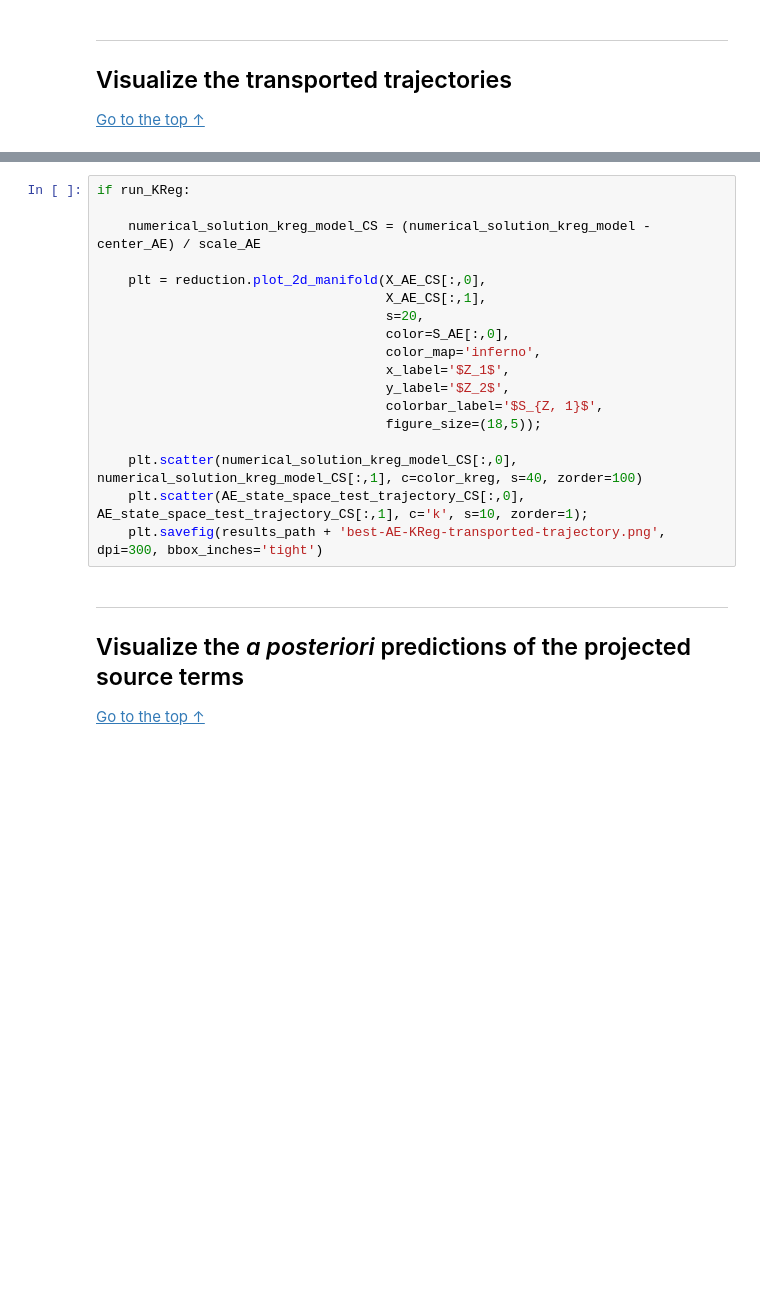
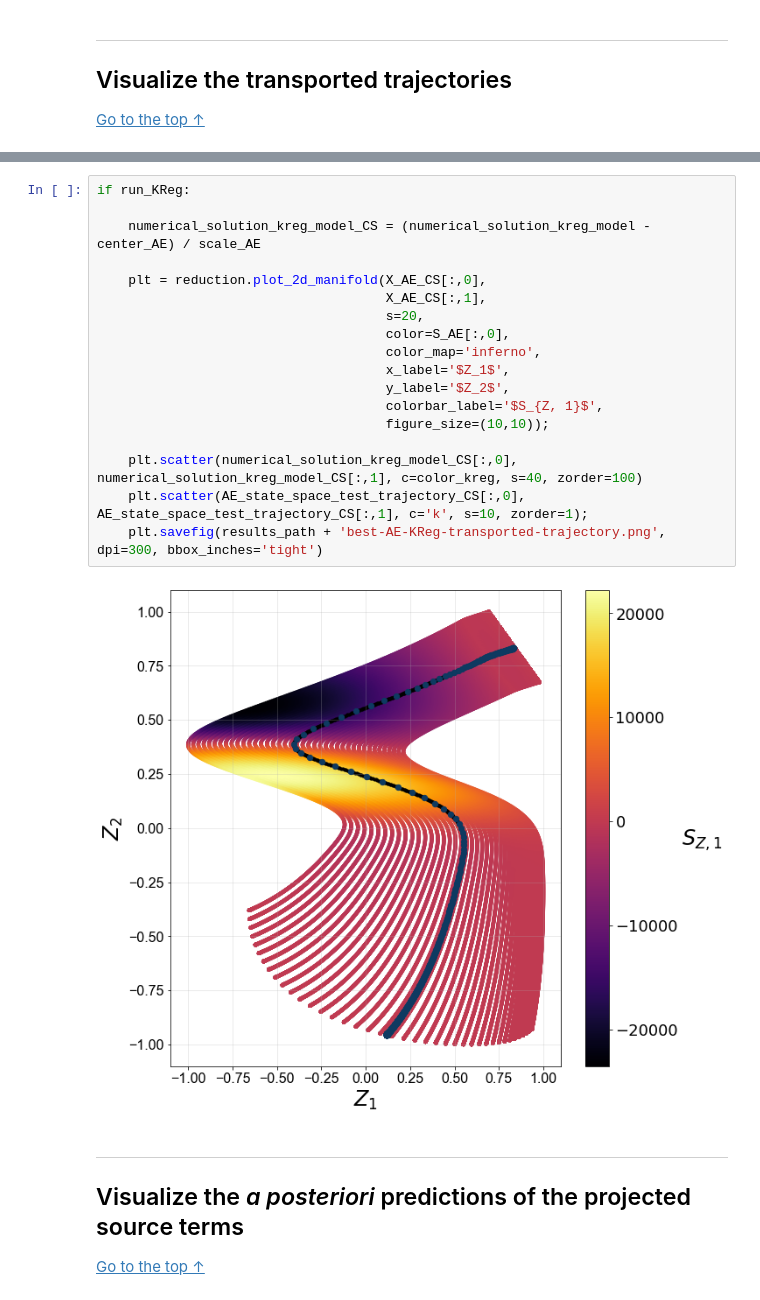
Before and after one commit to kamilazdybal/ROM-zero-dimensional-reactor, a Jupyter notebook: code/AE-transport-results.ipynb, the cells around one changed output, grey strips where cells are left out. Drawn from its saved outputs; the diff is of its cells as text; blank space fills up the shorter version.

```diff
--- a/code/AE-transport-results.ipynb
+++ b/code/AE-transport-results.ipynb
@@ -314,21 +340,23 @@ if run_ANN:
 # %%
 if run_KReg:
 
     numerical_solution_kreg_model_CS = (numerical_solution_kreg_model - center_AE) / scale_AE
 
     plt = reduction.plot_2d_manifold(X_AE_CS[:,0],
                                      X_AE_CS[:,1],
                                      s=20,
                                      color=S_AE[:,0],
                                      color_map='inferno',
                                      x_label='$Z_1$',
                                      y_label='$Z_2$',
                                      colorbar_label='$S_{Z, 1}$',
-                                     figure_size=(18,5));
+                                     figure_size=(10,10));
 
     plt.scatter(numerical_solution_kreg_model_CS[:,0], numerical_solution_kreg_model_CS[:,1], c=color_kreg, s=40, zorder=100)
     plt.scatter(AE_state_space_test_trajectory_CS[:,0], AE_state_space_test_trajectory_CS[:,1], c='k', s=10, zorder=1);
     plt.savefig(results_path + 'best-AE-KReg-transported-trajectory.png', dpi=300, bbox_inches='tight')
+# %% [output]
+[figure, added]
 # %% [markdown]
 <a id='visualize-source-terms'></a>
 
```
Also changed, not shown: parts of 12 cells of this notebook, 22 other files.
